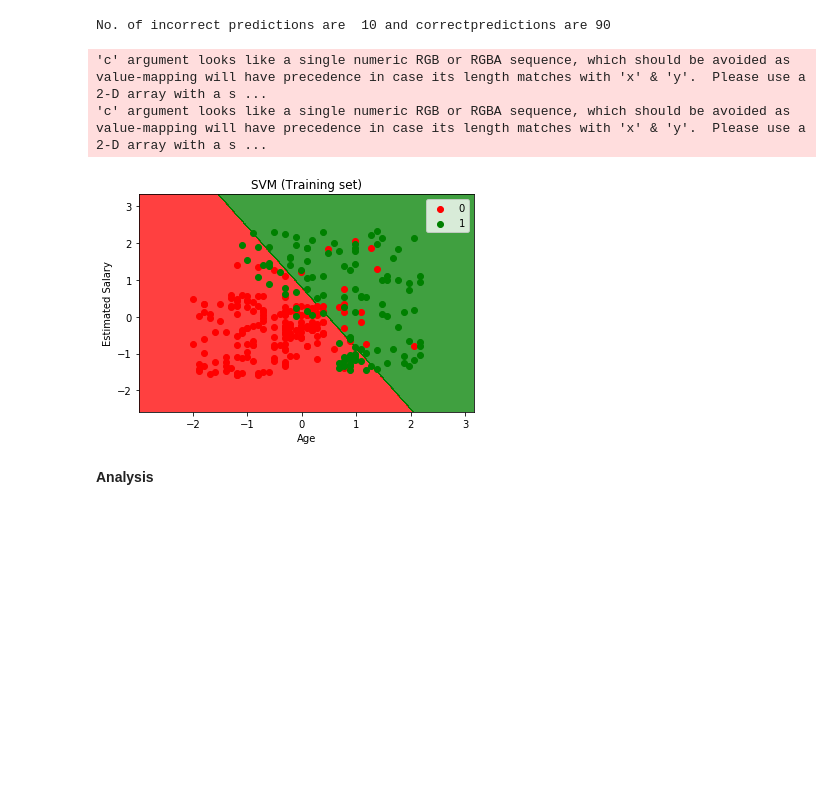
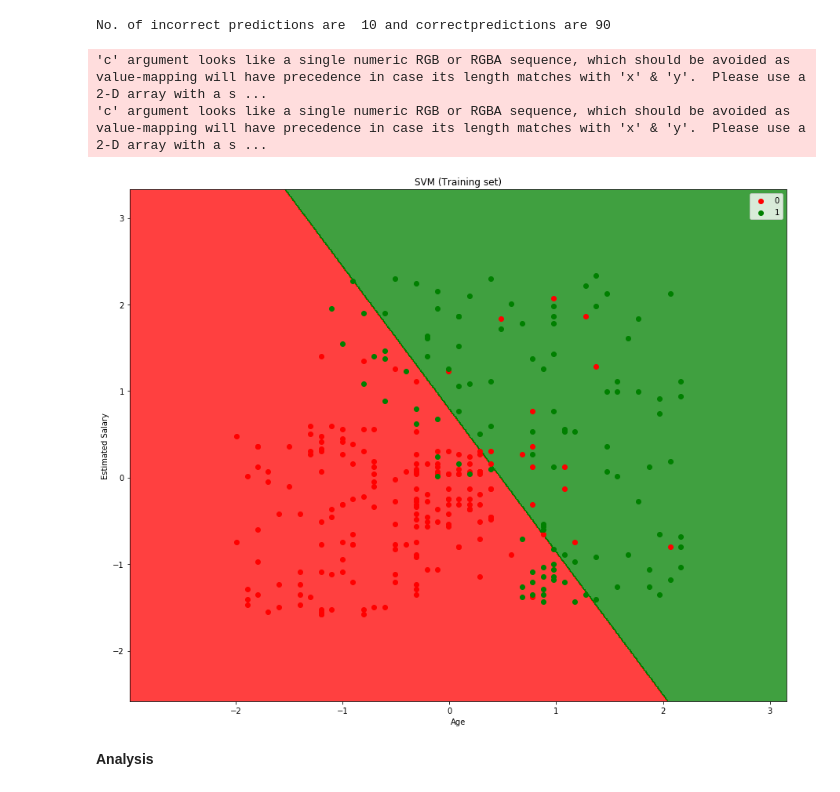
Before and after one commit to krsamir/Machine-Learning, a Jupyter notebook: 03. Classification/03. Support Vector Machine (SVM)/Support Vector Machine.ipynb, the cells around one changed output. Saved outputs shown, nothing was run; the diff lists cells and outputs as text; code cells hidden in the pictures; blank space fills up the shorter version.

```diff
--- a/03. Classification/03. Support Vector Machine (SVM)/Support Vector Machine.ipynb
+++ b/03. Classification/03. Support Vector Machine (SVM)/Support Vector Machine.ipynb
@@ -56,28 +56,28 @@ print('No. of incorrect predictions are ',cm[0,1]+cm[1,0],'and correctprediction
 # %% [output]
 No. of incorrect predictions are  10 and correctpredictions are 90
 # %%
-
 # Visualising the Training set results
+plt.figure(figsize=(15,12))
 from matplotlib.colors import ListedColormap
 X_set, y_set = X_train, y_train
 X1, X2 = np.meshgrid(np.arange(start = X_set[:, 0].min() - 1, stop = X_set[:, 0].max() + 1, step = 0.01),
                      np.arange(start = X_set[:, 1].min() - 1, stop = X_set[:, 1].max() + 1, step = 0.01))
 plt.contourf(X1, X2, classifier.predict(np.array([X1.ravel(), X2.ravel()]).T).reshape(X1.shape),
              alpha = 0.75, cmap = ListedColormap(('red', 'green')))
 plt.xlim(X1.min(), X1.max())
 plt.ylim(X2.min(), X2.max())
 for i, j in enumerate(np.unique(y_set)):
     plt.scatter(X_set[y_set == j, 0], X_set[y_set == j, 1],
                 c = ListedColormap(('red', 'green'))(i), label = j)
 plt.title('SVM (Training set)')
 plt.xlabel('Age')
 plt.ylabel('Estimated Salary')
 plt.legend()
 plt.show()
 # %% [output]
 'c' argument looks like a single numeric RGB or RGBA sequence, which should be avoided as value-mapping will have precedence in case its length matches with 'x' & 'y'.  Please use a 2-D array with a s ...
 'c' argument looks like a single numeric RGB or RGBA sequence, which should be avoided as value-mapping will have precedence in case its length matches with 'x' & 'y'.  Please use a 2-D array with a s ...
-[figure, old version]
+[figure, new version]
 # %% [markdown]
 **Analysis**
 # %% [markdown]
```
Also changed, not shown: parts of 1 cell of this notebook.
